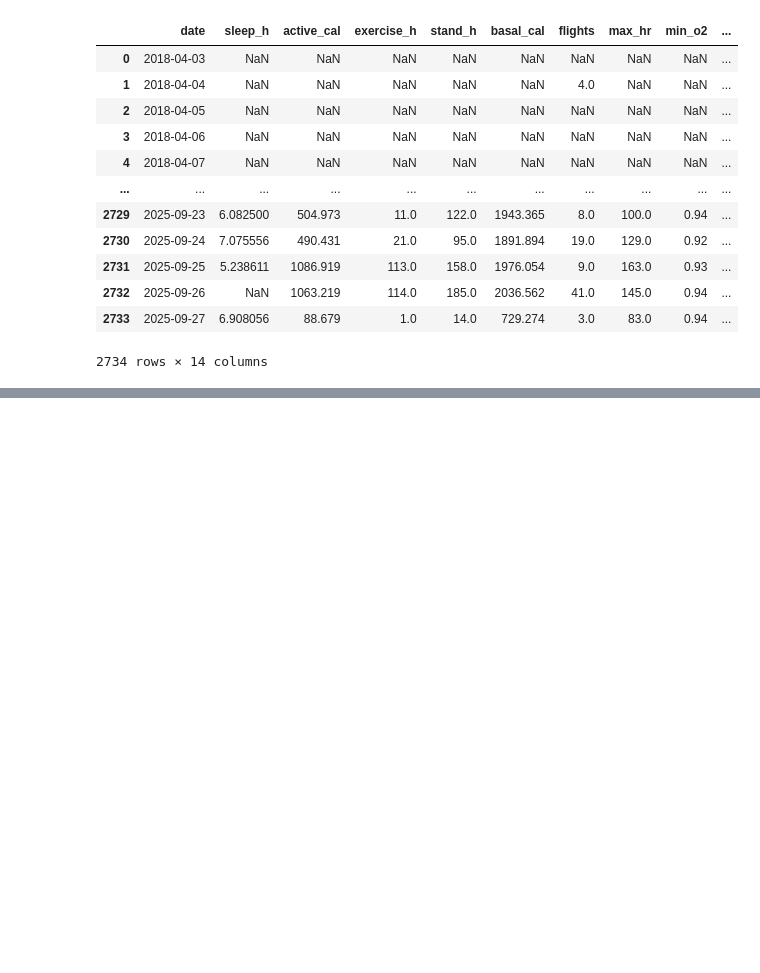
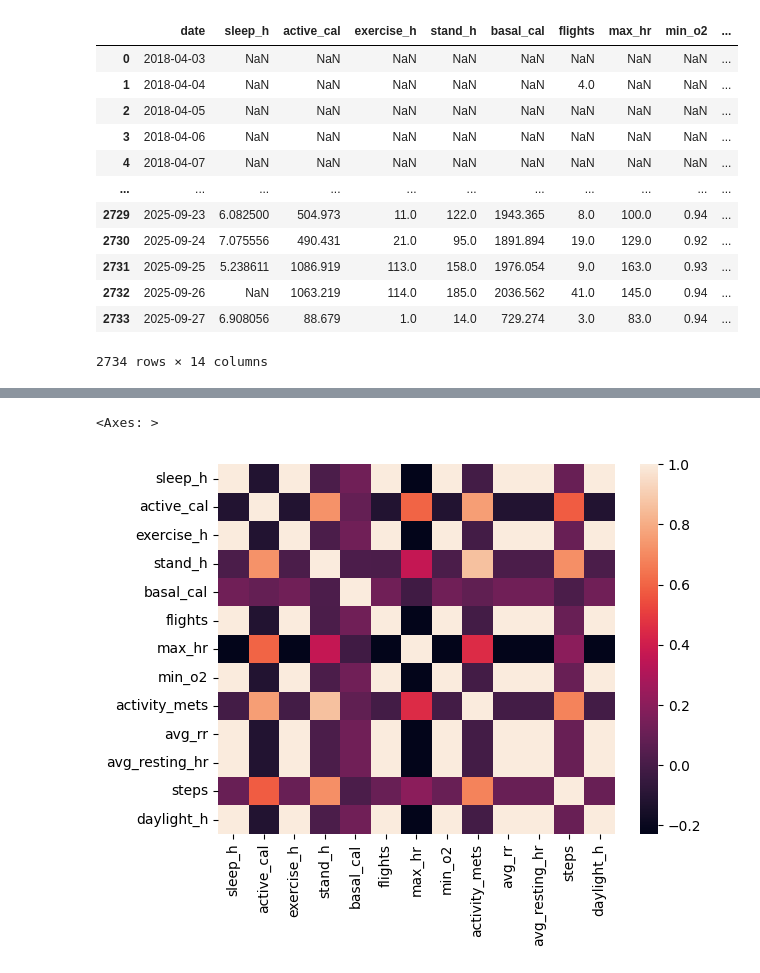
Before and after one commit to auto-d/medex, a Jupyter notebook: medex.ipynb, the cells around one changed output, grey strips where cells are left out. Saved outputs shown, nothing was run; the diff lists cells and outputs as text; code cells hidden in the pictures; blank space fills up the shorter version.

```diff
--- a/medex.ipynb
+++ b/medex.ipynb
@@ -249,0 +264,3 @@ Name: date, Length: 733, dtype: object
+# %%
+corr = df2.drop(["date"], axis=1).corr()
+corr
@@ -249,0 +282,5 @@ Name: date, Length: 733, dtype: object
+# %%
+sns.heatmap(corr)
+# %% [output]
+<Axes: >
+[figure, added]
```
Also changed, not shown: parts of 8 cells of this notebook.
